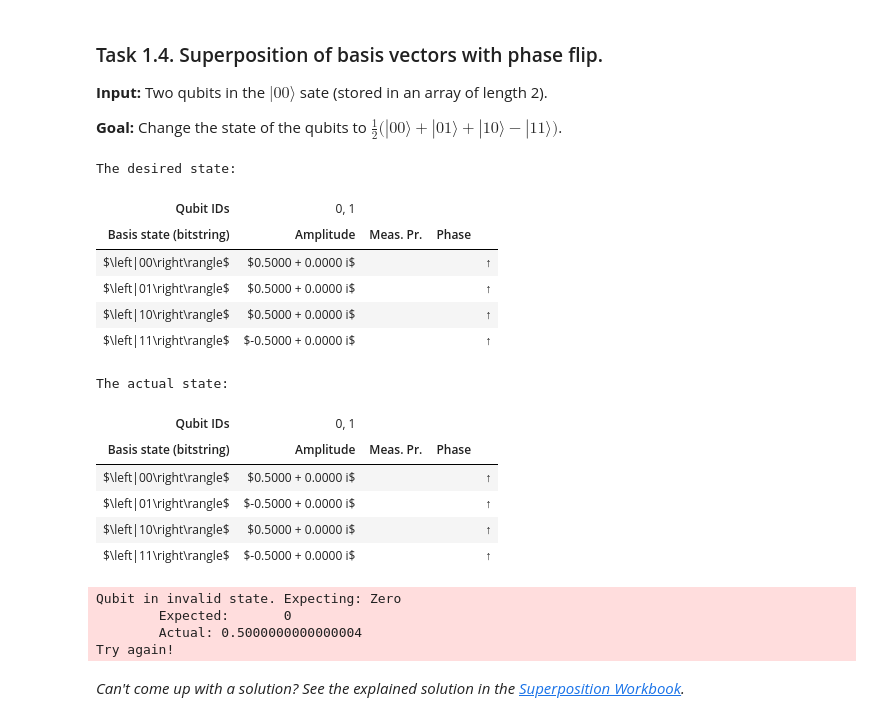
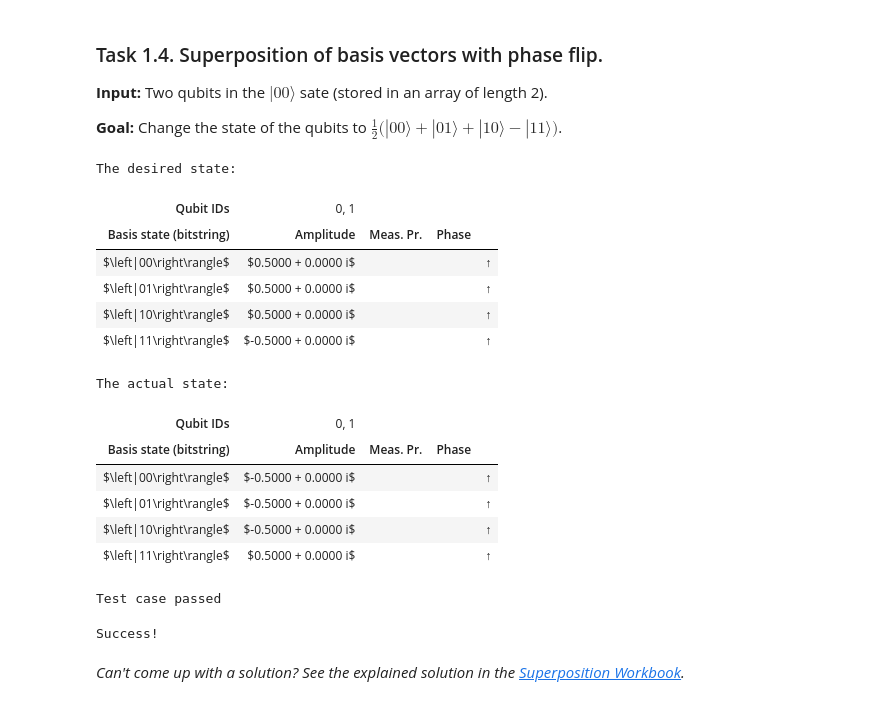
Before and after one commit to TheRyanVaughan/QuantumKatas, a Jupyter notebook: Superposition/Superposition.ipynb, the cells around one changed output. Saved outputs shown, nothing was run; the diff lists cells and outputs as text; code cells hidden in the pictures.

```diff
--- a/Superposition/Superposition.ipynb
+++ b/Superposition/Superposition.ipynb
@@ -119,28 +119,29 @@ Success!
 # %%
 %kata T104_AllBasisVectorWithPhaseFlip_TwoQubits
 
 operation AllBasisVectorWithPhaseFlip_TwoQubits (qs : Qubit[]) : Unit {
     // ...
+    H(qs[1]);
+    H(qs[0]);
+    Controlled Z([qs[0]], qs[1]);
 }
 # %% [output]
 The desired state:
 | Qubit IDs | 0, 1 |
 | Basis state (bitstring) | Amplitude | Meas. Pr. | Phase |
 | $\left|00\right\rangle$ | $0.5000 + 0.0000 i$ |  |  | ↑ |
 | $\left|01\right\rangle$ | $0.5000 + 0.0000 i$ |  |  | ↑ |
 | $\left|10\right\rangle$ | $0.5000 + 0.0000 i$ |  |  | ↑ |
 | $\left|11\right\rangle$ | $-0.5000 + 0.0000 i$ |  |  | ↑ |
 The actual state:
 | Qubit IDs | 0, 1 |
 | Basis state (bitstring) | Amplitude | Meas. Pr. | Phase |
-| $\left|00\right\rangle$ | $0.5000 + 0.0000 i$ |  |  | ↑ |
+| $\left|00\right\rangle$ | $-0.5000 + 0.0000 i$ |  |  | ↑ |
 | $\left|01\right\rangle$ | $-0.5000 + 0.0000 i$ |  |  | ↑ |
-| $\left|10\right\rangle$ | $0.5000 + 0.0000 i$ |  |  | ↑ |
-| $\left|11\right\rangle$ | $-0.5000 + 0.0000 i$ |  |  | ↑ |
+| $\left|10\right\rangle$ | $-0.5000 + 0.0000 i$ |  |  | ↑ |
+| $\left|11\right\rangle$ | $0.5000 + 0.0000 i$ |  |  | ↑ |
-Qubit in invalid state. Expecting: Zero
-        Expected:       0
-        Actual: 0.5000000000000004
-Try again!
+Test case passed
+Success!
 # %% [markdown]
 *Can't come up with a solution? See the explained solution in the [Superposition Workbook](./Workbook_Superposition.ipynb#superposition-of-basis-vectors-with-phase-flip).*
 # %% [markdown]
```
Also changed, not shown: parts of 11 cells of this notebook, 1 other file.
